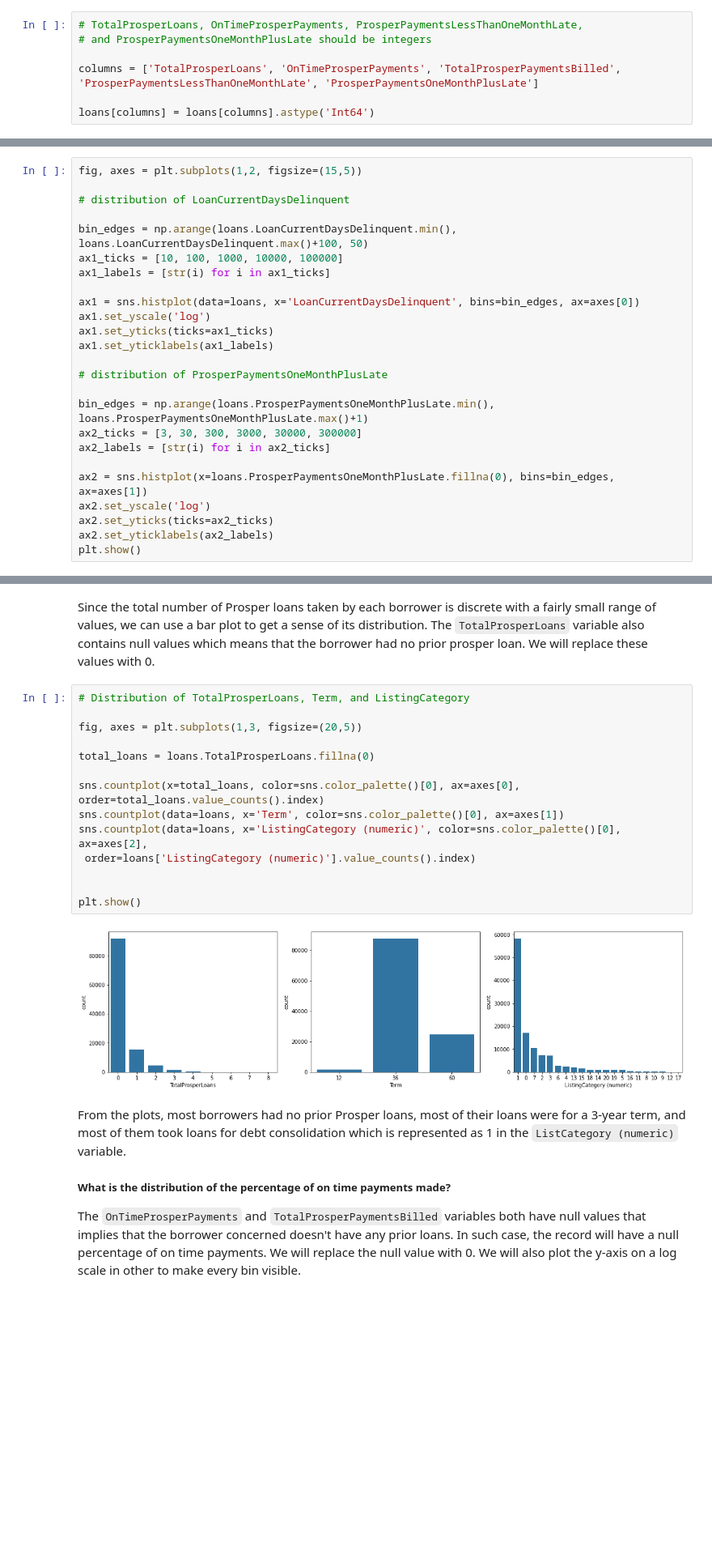
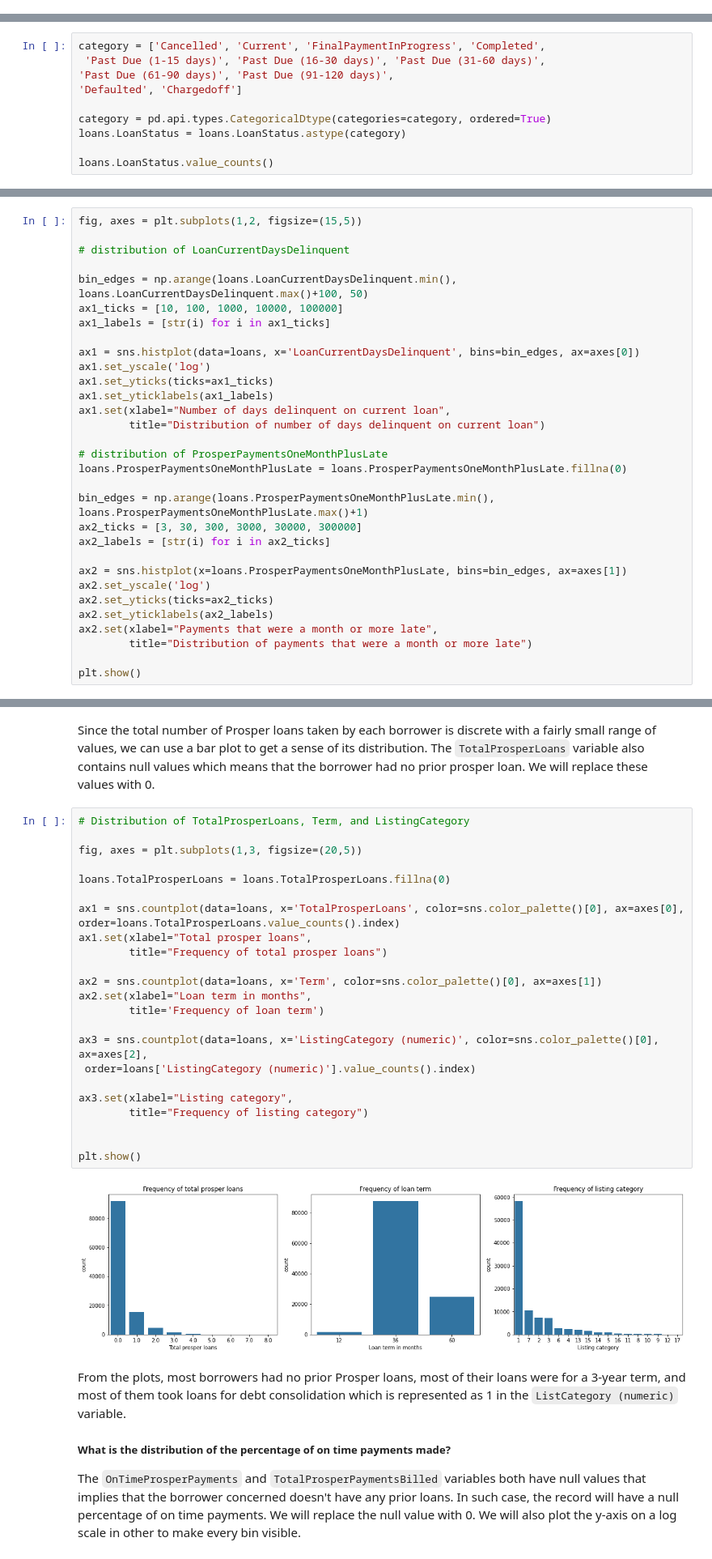
Before and after one commit to cnikoro/prosper_loan_eda, a Jupyter notebook: Part_I_exploration_template.ipynb, the cells around one changed output, grey strips where cells are left out. Shown at 81% size. Saved outputs shown, nothing was run; the diff lists cells and outputs as text; blank space fills up the shorter version.

```diff
--- a/Part_I_exploration_template.ipynb
+++ b/Part_I_exploration_template.ipynb
@@ -112,14 +112,6 @@ float64
 
 object
 {'LoanKey', 'ListingKey', 'ProsperRating (Alpha)', 'Occupation', 'LoanOriginationQuarter', 'FirstRecordedCreditLine', 'BorrowerState', 'EmploymentStatus', 'ListingCreationDate', 'IncomeRange', 'DateCr ...
-# %%
-# TotalProsperLoans, OnTimeProsperPayments, ProsperPaymentsLessThanOneMonthLate,
-# and ProsperPaymentsOneMonthPlusLate should be integers
-
-columns = ['TotalProsperLoans', 'OnTimeProsperPayments', 'TotalProsperPaymentsBilled',
-'ProsperPaymentsLessThanOneMonthLate', 'ProsperPaymentsOneMonthPlusLate']
-
-loans[columns] = loans[columns].astype('Int64')
 # %%
 # summary statistics
 
@@ -273,0 +308,10 @@ plt.show()
+# %%
+category = ['Cancelled', 'Current', 'FinalPaymentInProgress', 'Completed',
+ 'Past Due (1-15 days)', 'Past Due (16-30 days)', 'Past Due (31-60 days)',
+'Past Due (61-90 days)', 'Past Due (91-120 days)',
+'Defaulted', 'Chargedoff']
+
+category = pd.api.types.CategoricalDtype(categories=category, ordered=True)
+loans.LoanStatus = loans.LoanStatus.astype(category)
+
+loans.LoanStatus.value_counts()
@@ -338,16 +399,22 @@ ax1 = sns.histplot(data=loans, x='LoanCurrentDaysDelinquent', bins=bin_edges, ax
 ax1.set_yscale('log')
 ax1.set_yticks(ticks=ax1_ticks)
 ax1.set_yticklabels(ax1_labels)
+ax1.set(xlabel="Number of days delinquent on current loan",
+        title="Distribution of number of days delinquent on current loan")
 
 # distribution of ProsperPaymentsOneMonthPlusLate
+loans.ProsperPaymentsOneMonthPlusLate = loans.ProsperPaymentsOneMonthPlusLate.fillna(0)
 
 bin_edges = np.arange(loans.ProsperPaymentsOneMonthPlusLate.min(), loans.ProsperPaymentsOneMonthPlusLate.max()+1)
 ax2_ticks = [3, 30, 300, 3000, 30000, 300000]
 ax2_labels = [str(i) for i in ax2_ticks]
 
-ax2 = sns.histplot(x=loans.ProsperPaymentsOneMonthPlusLate.fillna(0), bins=bin_edges, ax=axes[1])
+ax2 = sns.histplot(x=loans.ProsperPaymentsOneMonthPlusLate, bins=bin_edges, ax=axes[1])
 ax2.set_yscale('log')
 ax2.set_yticks(ticks=ax2_ticks)
 ax2.set_yticklabels(ax2_labels)
+ax2.set(xlabel="Payments that were a month or more late",
+        title="Distribution of payments that were a month or more late")
+
 plt.show()
 # %% [output]
@@ -361,19 +428,28 @@ Since the total number of Prosper loans taken by each borrower is discrete with
 # %%
 # Distribution of TotalProsperLoans, Term, and ListingCategory
 
 fig, axes = plt.subplots(1,3, figsize=(20,5))
 
-total_loans = loans.TotalProsperLoans.fillna(0)
+loans.TotalProsperLoans = loans.TotalProsperLoans.fillna(0)
 
-sns.countplot(x=total_loans, color=sns.color_palette()[0], ax=axes[0], order=total_loans.value_counts().index)
-sns.countplot(data=loans, x='Term', color=sns.color_palette()[0], ax=axes[1])
-sns.countplot(data=loans, x='ListingCategory (numeric)', color=sns.color_palette()[0], ax=axes[2],
+ax1 = sns.countplot(data=loans, x='TotalProsperLoans', color=sns.color_palette()[0], ax=axes[0], order=loans.TotalProsperLoans.value_counts().index)
+ax1.set(xlabel="Total prosper loans",
+        title="Frequency of total prosper loans")
+
+ax2 = sns.countplot(data=loans, x='Term', color=sns.color_palette()[0], ax=axes[1])
+ax2.set(xlabel="Loan term in months",
+        title='Frequency of loan term')
+
+ax3 = sns.countplot(data=loans, x='ListingCategory (numeric)', color=sns.color_palette()[0], ax=axes[2],
  order=loans['ListingCategory (numeric)'].value_counts().index)
+
+ax3.set(xlabel="Listing category",
+        title="Frequency of listing category")
 
 
 plt.show()
 # %% [output]
-[figure, old version]
+[figure, new version]
 # %% [markdown]
 From the plots, most borrowers had no prior Prosper loans, most of their loans were for a 3-year term, and most of them took loans for debt consolidation which is represented as 1 in the `ListCategory (numeric)` variable.
 
```
Also changed, not shown: parts of 40 cells of this notebook.
